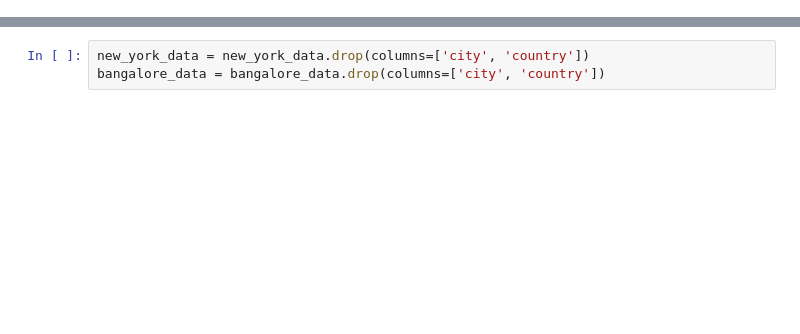
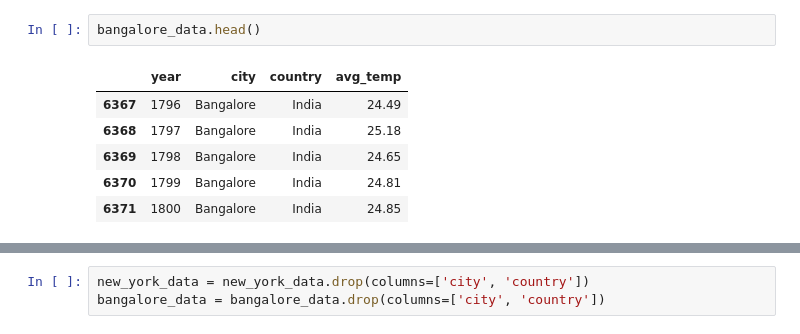
Before and after one commit to aakaashjois/Exploring-Weather-Trends, a Jupyter notebook: code.ipynb, the cells around one changed output, grey strips where cells are left out. Drawn from its saved outputs; the diff is of its cells as text; blank space fills up the shorter version.

```diff
--- a/code.ipynb
+++ b/code.ipynb
@@ -19,0 +40,9 @@ global_data = global_data.fillna(method='ffill')
+# %%
+bangalore_data.head()
+# %% [output]
+|  | year | city | country | avg_temp |
+| 6367 | 1796 | Bangalore | India | 24.49 |
+| 6368 | 1797 | Bangalore | India | 25.18 |
+| 6369 | 1798 | Bangalore | India | 24.65 |
+| 6370 | 1799 | Bangalore | India | 24.81 |
+| 6371 | 1800 | Bangalore | India | 24.85 |
```
Also changed, not shown: parts of 37 cells of this notebook.
